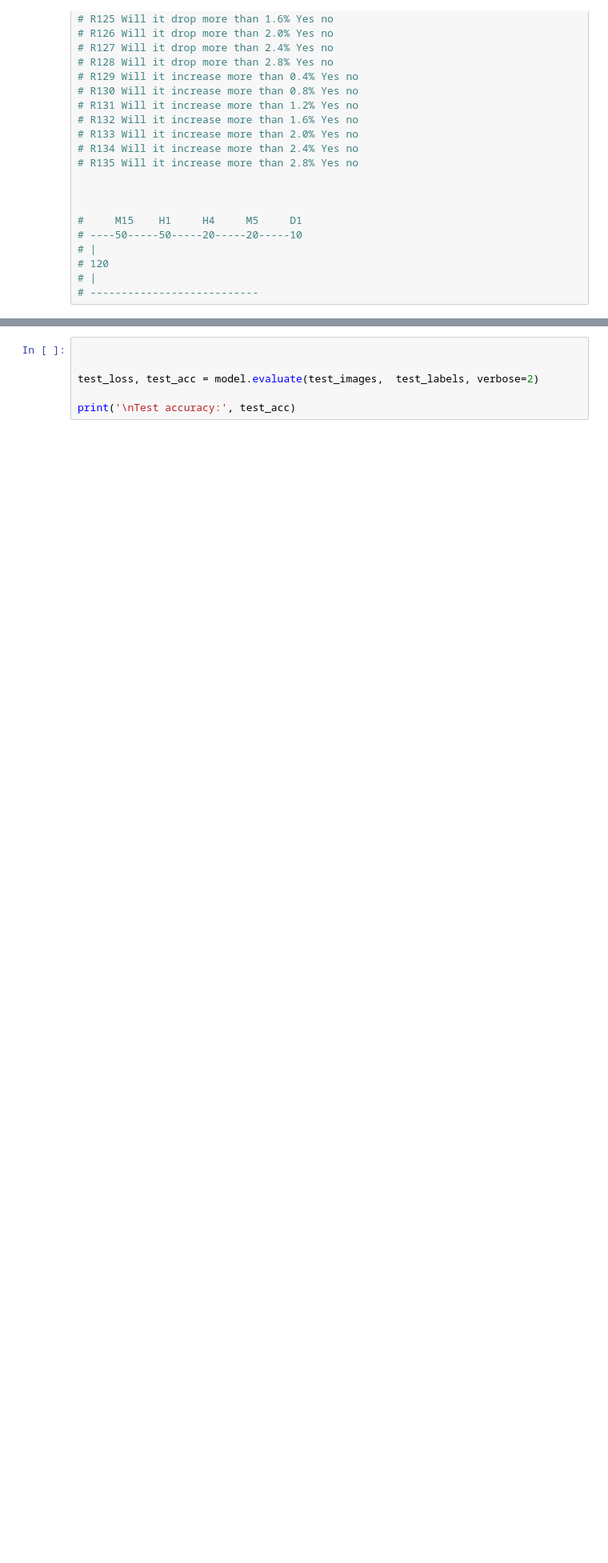
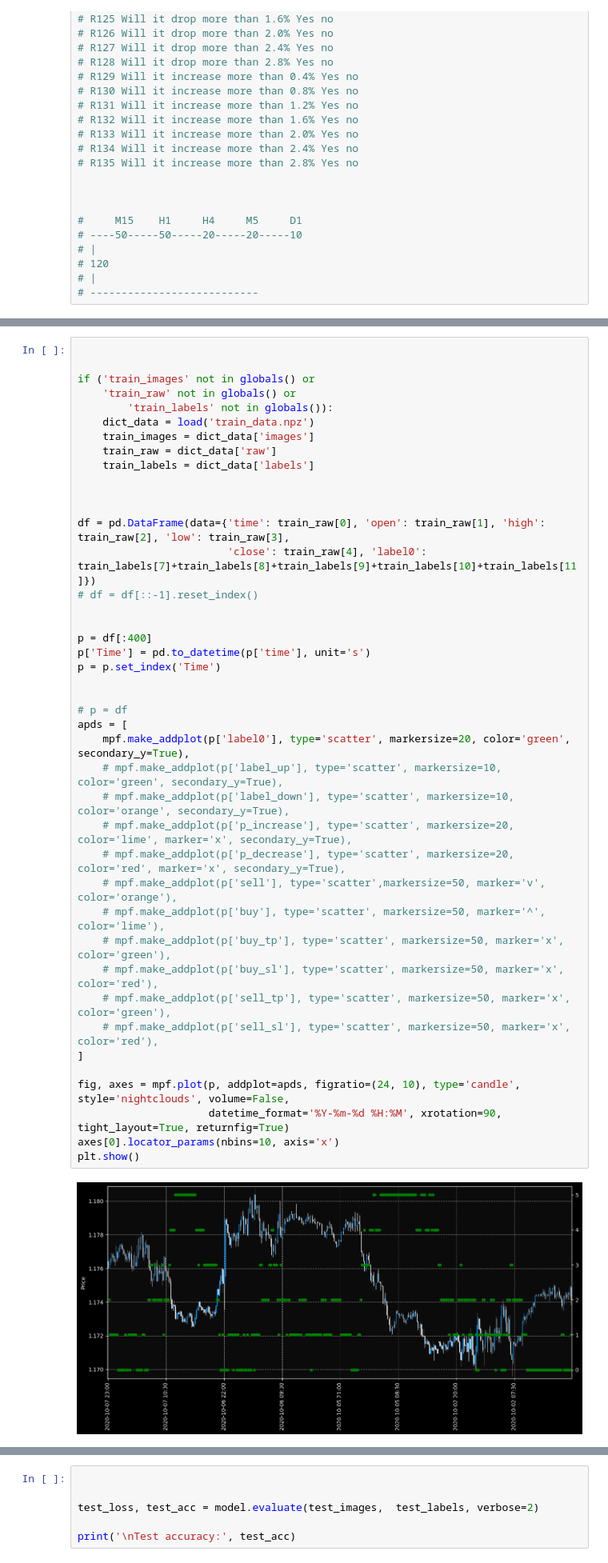
Before and after one commit to kelvin200/quantsmono, a Jupyter notebook: Scripts/Kel/classification.ipynb, the cells around one changed output, grey strips where cells are left out. Shown at 80% size. Saved outputs shown, nothing was run; the diff lists cells and outputs as text; blank space fills up the shorter version.

Commit message:
fixed everything, render the right chart. need big test

```diff
--- a/Scripts/Kel/classification.ipynb
+++ b/Scripts/Kel/classification.ipynb
@@ -400,0 +480,44 @@ savez_compressed('data_processed_outs_small.npz', outs=outs)
+# %%
+
+
+if ('train_images' not in globals() or
+    'train_raw' not in globals() or
+        'train_labels' not in globals()):
+    dict_data = load('train_data.npz')
+    train_images = dict_data['images']
+    train_raw = dict_data['raw']
+    train_labels = dict_data['labels']
+
+
+
+df = pd.DataFrame(data={'time': train_raw[0], 'open': train_raw[1], 'high': train_raw[2], 'low': train_raw[3],
+                        'close': train_raw[4], 'label0': train_labels[7]+train_labels[8]+train_labels[9]+train_labels[10]+train_labels[11]})
+# df = df[::-1].reset_index()
+
+
+p = df[:400]
+p['Time'] = pd.to_datetime(p['time'], unit='s')
+p = p.set_index('Time')
+
+
+# p = df
+apds = [
+    mpf.make_addplot(p['label0'], type='scatter', markersize=20, color='green', secondary_y=True),
+    # mpf.make_addplot(p['label_up'], type='scatter', markersize=10, color='green', secondary_y=True),
+    # mpf.make_addplot(p['label_down'], type='scatter', markersize=10, color='orange', secondary_y=True),
+    # mpf.make_addplot(p['p_increase'], type='scatter', markersize=20, color='lime', marker='x', secondary_y=True),
+    # mpf.make_addplot(p['p_decrease'], type='scatter', markersize=20, color='red', marker='x', secondary_y=True),
+    # mpf.make_addplot(p['sell'], type='scatter',markersize=50, marker='v', color='orange'),
+    # mpf.make_addplot(p['buy'], type='scatter', markersize=50, marker='^', color='lime'),
+    # mpf.make_addplot(p['buy_tp'], type='scatter', markersize=50, marker='x', color='green'),
+    # mpf.make_addplot(p['buy_sl'], type='scatter', markersize=50, marker='x', color='red'),
+    # mpf.make_addplot(p['sell_tp'], type='scatter', markersize=50, marker='x', color='green'),
+    # mpf.make_addplot(p['sell_sl'], type='scatter', markersize=50, marker='x', color='red'),
+]
+
+fig, axes = mpf.plot(p, addplot=apds, figratio=(24, 10), type='candle', style='nightclouds', volume=False,
+                     datetime_format='%Y-%m-%d %H:%M', xrotation=90, tight_layout=True, returnfig=True)
+axes[0].locator_params(nbins=10, axis='x')
+plt.show()
+# %% [output]
+[figure, added]
```
Also changed, not shown: parts of 18 cells of this notebook, 1 other file.
